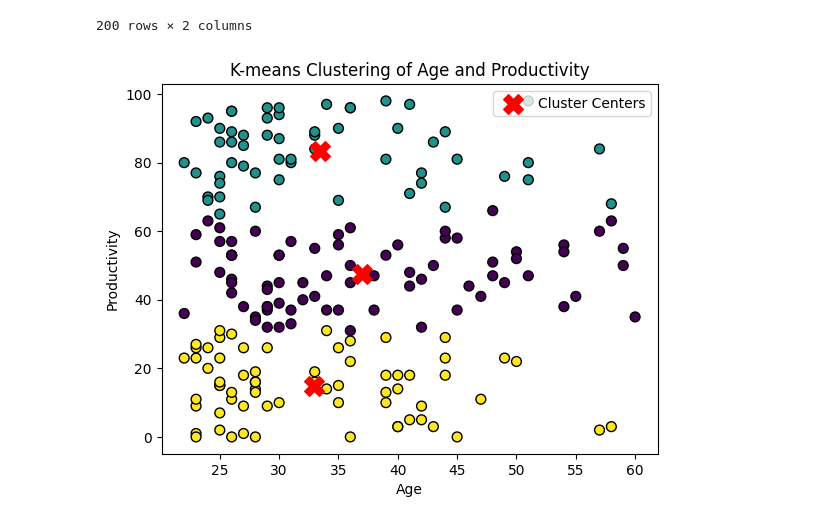
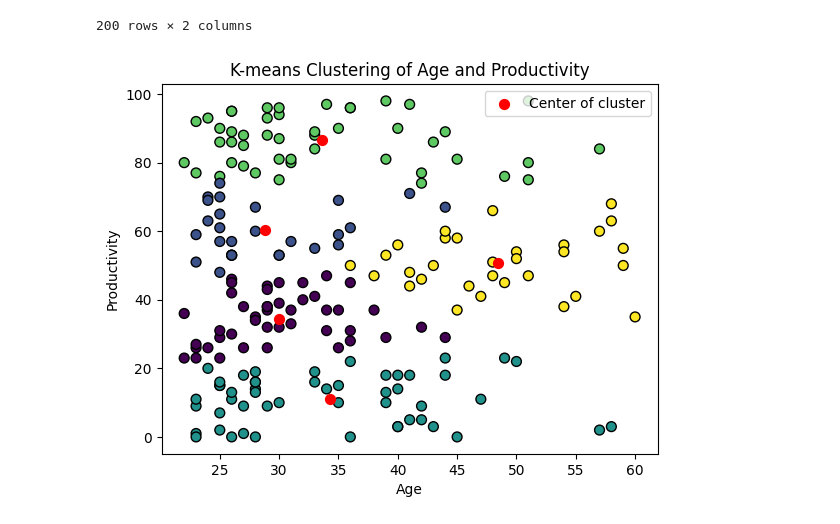
Before and after one commit to olesuv/homeworks-labs, a Jupyter notebook: data-engeering/lab-7/lab-7-2.ipynb, the cells around one changed output. Cells and saved outputs as stored; diff of their text form; code cells hidden in the pictures.

```diff
--- a/data-engeering/lab-7/lab-7-2.ipynb
+++ b/data-engeering/lab-7/lab-7-2.ipynb
@@ -41,7 +43,7 @@ df_age_productivity
 | 199 | 43 | 86 |
 200 rows × 2 columns
 # %%
-kmeans = KMeans(n_clusters=3, random_state=0, n_init='auto').fit(df_age_productivity)
+kmeans = KMeans(n_clusters=5, random_state=0, n_init='auto').fit(df_age_productivity)
 
 df['cluster'] = kmeans.fit_predict(df_age_productivity)
 
@@ -49,13 +51,13 @@ df['cluster'] = kmeans.fit_predict(df_age_productivity)
 # # kmeans.predict([[0, 0], [20, 95]])
 # %%
 plt.scatter(df['Age'], df['Productivity (%)'], c=df['cluster'], cmap='viridis', edgecolors='k', s=50)
-plt.scatter(kmeans.cluster_centers_[:, 0], kmeans.cluster_centers_[:, 1], s=200, c='red', marker='X', label='Cluster Centers')
+plt.scatter(kmeans.cluster_centers_[:, 0], kmeans.cluster_centers_[:, 1], s=200, c='red', marker='.', label='Center of cluster')
 
 plt.xlabel('Age')
 plt.ylabel('Productivity')
 plt.title('K-means Clustering of Age and Productivity')
 
 plt.legend()
 plt.show()
 # %% [output]
-[figure, old version]
+[figure, new version]
```
Also changed, not shown: parts of 6 cells of this notebook.
